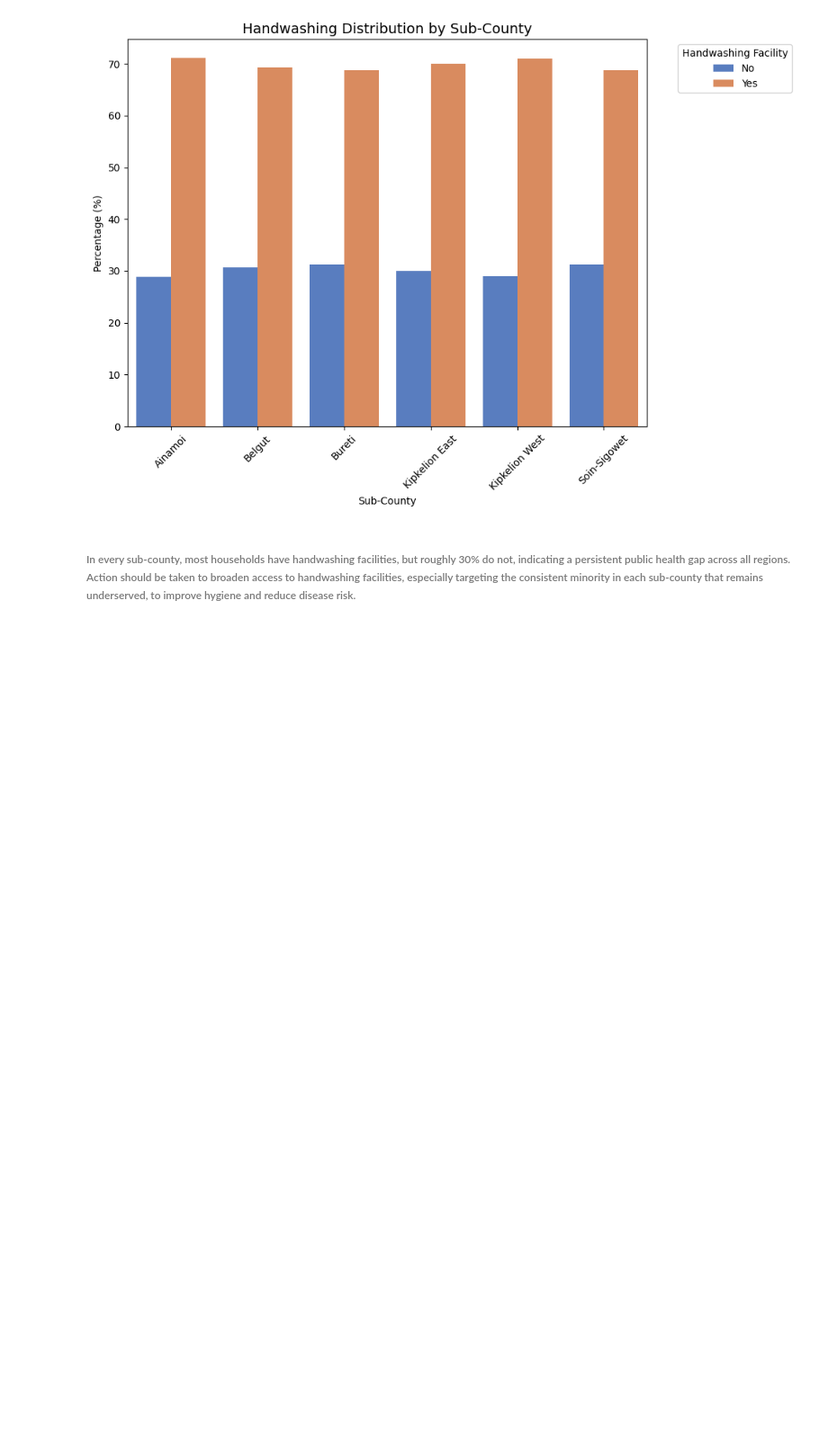
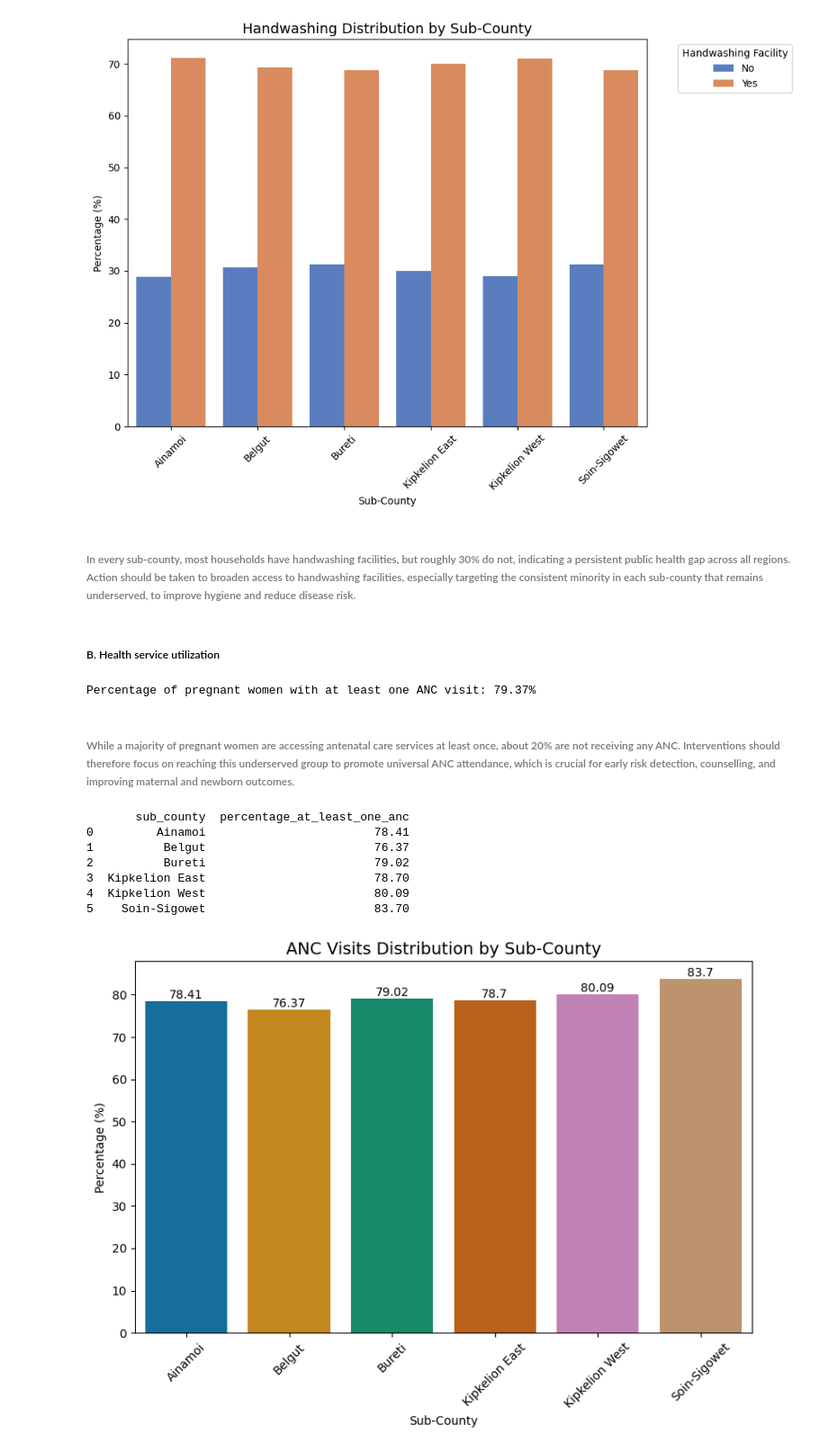
Before and after one commit to gilbertbett/Healthcare-Analytics, a Jupyter notebook: keph_level_1_kericho/keph_level_1_kericho_notebook.ipynb, the cells around one changed output. Shown: that part at 90% size. Saved outputs shown, nothing was run; the diff lists cells and outputs as text; code cells hidden in the pictures; blank space fills up the shorter version.

Commit message:
Health Service Utilization

```diff
--- a/keph_level_1_kericho/keph_level_1_kericho_notebook.ipynb
+++ b/keph_level_1_kericho/keph_level_1_kericho_notebook.ipynb
@@ -144,8 +143,8 @@ ax = sns.barplot(
     x='water_source',
     y='percentage',
     palette='Set2',
-    hue='water_source',
-    dodge=False)
+    hue='water_source'
+    )
 plt.title('Water Source Distribution', fontsize=14)
 plt.xlabel('Water Source')
 plt.ylabel('Percentage (%)')
@@ -383,3 +382,53 @@ plt.show()
 [figure]
 # %% [markdown]
 ###### In every sub-county, most households have handwashing facilities, but roughly 30% do not, indicating a persistent public health gap across all regions. Action should be taken to broaden access to handwashing facilities, especially targeting the consistent minority in each sub-county that remains underserved, to improve hygiene and reduce disease risk.
+# %% [markdown]
+##### B. Health service utilization
+# %%
+# Overall distribution of pregnant women attending ANC visits
+
+pregnant_df = main_df[main_df['pregnant_women'] > 0]
+at_least_one_anc = (pregnant_df['anc_visits'] >= 1).sum()
+total_pregnant = len(pregnant_df)
+percentage_at_least_one_anc = (at_least_one_anc / total_pregnant) * 100
+print(f'Percentage of pregnant women with at least one ANC visit: {percentage_at_least_one_anc:.2f}%')
+# %% [output]
+Percentage of pregnant women with at least one ANC visit: 79.37%
+# %% [markdown]
+###### While a majority of pregnant women are accessing antenatal care services at least once, about 20% are not receiving any ANC. Interventions should therefore focus on reaching this underserved group to promote universal ANC attendance, which is crucial for early risk detection, counselling, and improving maternal and newborn outcomes.
+# %%
+# Distribution of pregnant women attending ANC visits per sub-county
+
+anc_visits_per_subcounty = (
+    pregnant_df.groupby('sub_county')['anc_visits']
+    .apply(lambda x: (x >= 1).sum() / len(x) * 100)
+    .reset_index(name='percentage_at_least_one_anc').round(2)
+)
+print(anc_visits_per_subcounty)
+
+# Visualize ANC visits distribution by sub-county
+plt.figure(figsize=(8,6))
+ax = sns.barplot(
+    data=anc_visits_per_subcounty,
+    x='sub_county',
+    y='percentage_at_least_one_anc',
+    palette='colorblind',
+    hue='sub_county',
+    dodge=False)
+plt.title('ANC Visits Distribution by Sub-County', fontsize=14)
+plt.xlabel('Sub-County')
+plt.ylabel('Percentage (%)')
+plt.xticks(rotation=45)
+plt.tight_layout()
+for container in ax.containers:
+    ax.bar_label(container, fontsize=10, label_type='edge')
+plt.show()
+# %% [output]
+       sub_county  percentage_at_least_one_anc
+0         Ainamoi                        78.41
+1          Belgut                        76.37
+2          Bureti                        79.02
+3  Kipkelion East                        78.70
+4  Kipkelion West                        80.09
+5    Soin-Sigowet                        83.70
+[figure, added]
```
Also changed, not shown: parts of 16 cells of this notebook.
